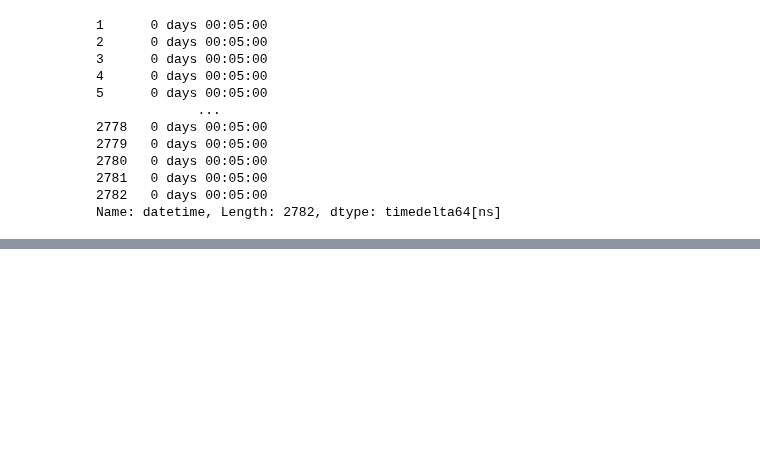
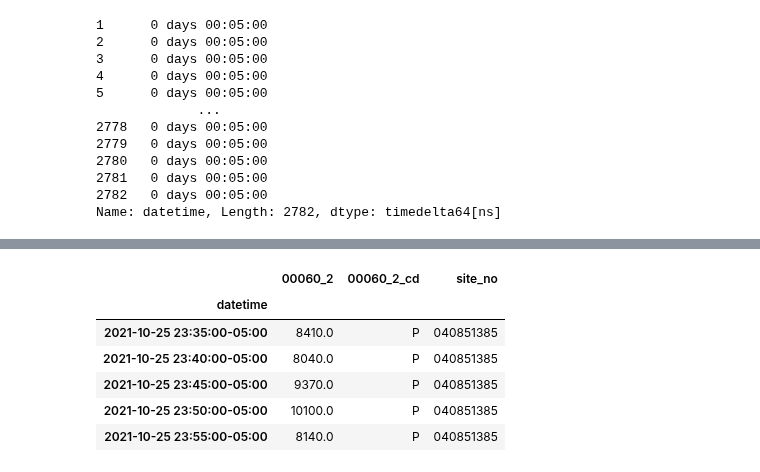
Before and after one commit to mlr07/hydro-tools, a Jupyter notebook: hydro-tools.ipynb, the cells around one changed output, grey strips where cells are left out. Cells and saved outputs as stored; diff of their text form; code cells hidden in the pictures; blank space fills up the shorter version.

```diff
--- a/hydro-tools.ipynb
+++ b/hydro-tools.ipynb
@@ -274,7 +279,15 @@ print(dt_df.info())
 # %%
 hf_df.head()
 # %%
-dt_df.head()
+dt_df.tail()
+# %% [output]
+|  | 00060_2 | 00060_2_cd | site_no |
+| datetime |  |  |  |
+| 2021-10-25 23:35:00-05:00 | 8410.0 | P | 040851385 |
+| 2021-10-25 23:40:00-05:00 | 8040.0 | P | 040851385 |
+| 2021-10-25 23:45:00-05:00 | 9370.0 | P | 040851385 |
+| 2021-10-25 23:50:00-05:00 | 10100.0 | P | 040851385 |
+| 2021-10-25 23:55:00-05:00 | 8140.0 | P | 040851385 |
 # %%
 # look at first time step
 print(hf_df.index[1], hf_df.iloc[0].tolist())
```
Also changed, not shown: parts of 6 cells of this notebook.
